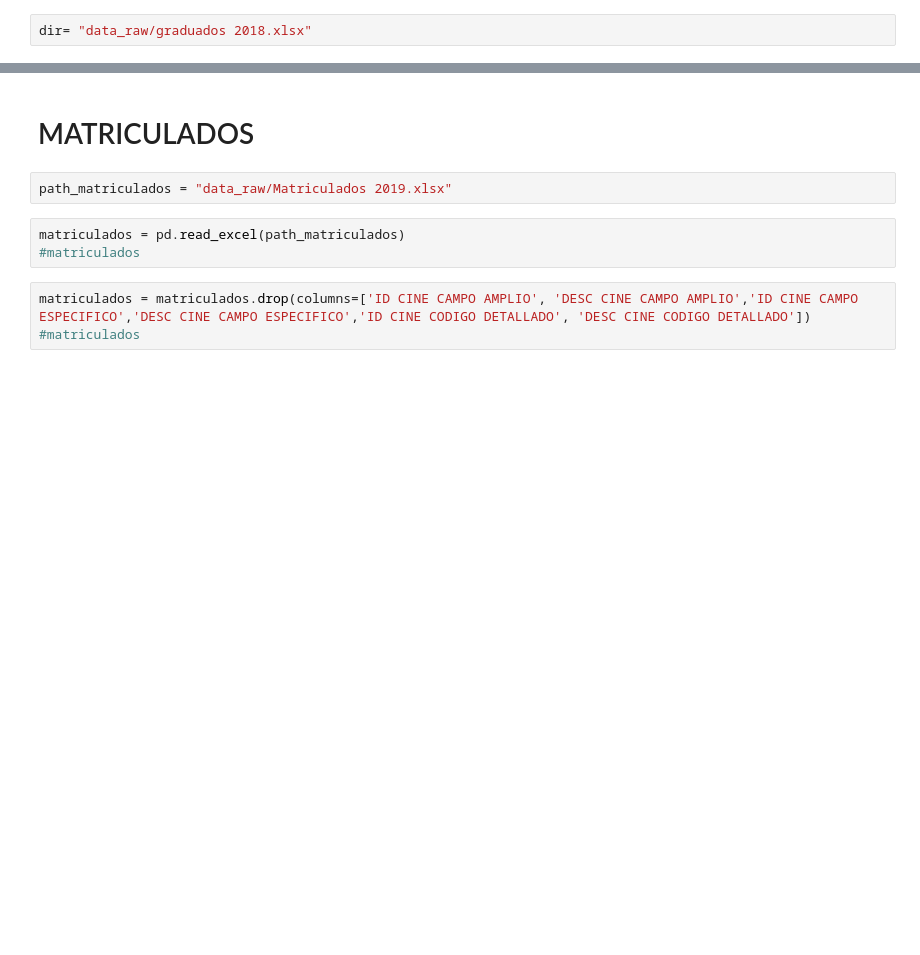
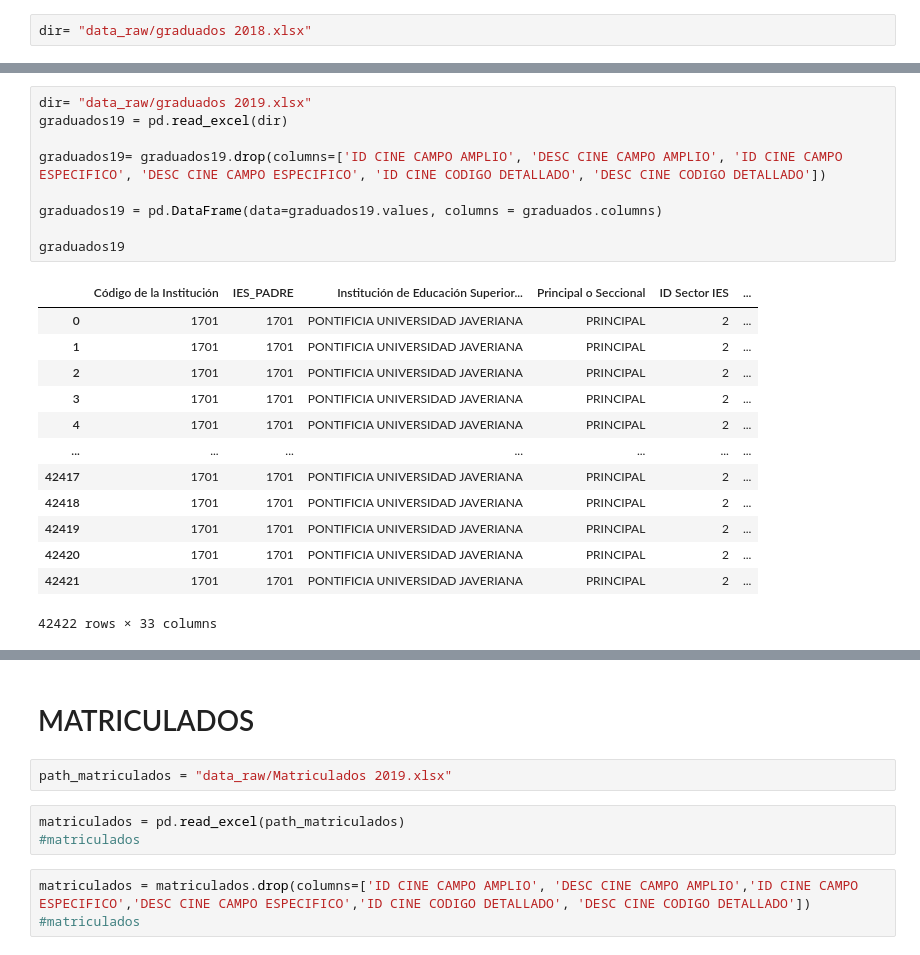
Before and after one commit to felipesalda/SNIES-DS, a Jupyter notebook: SNIES DATA.ipynb, the cells around one changed output, grey strips where cells are left out. Saved outputs shown, nothing was run; the diff lists cells and outputs as text; blank space fills up the shorter version.

```diff
--- a/SNIES DATA.ipynb
+++ b/SNIES DATA.ipynb
@@ -22,0 +41,23 @@ graduados
+# %%
+dir= "data_raw/graduados 2019.xlsx"
+graduados19 = pd.read_excel(dir)
+
+graduados19= graduados19.drop(columns=['ID CINE CAMPO AMPLIO', 'DESC CINE CAMPO AMPLIO', 'ID CINE CAMPO ESPECIFICO', 'DESC CINE CAMPO ESPECIFICO', 'ID CINE CODIGO DETALLADO', 'DESC CINE CODIGO DETALLADO'])
+
+graduados19 = pd.DataFrame(data=graduados19.values, columns = graduados.columns)
+
+graduados19
+# %% [output]
+|  | Código de la Institución | IES_PADRE | Institución de Educación Superior... | Principal o Seccional | ID Sector IES | ... |
+| 0 | 1701 | 1701 | PONTIFICIA UNIVERSIDAD JAVERIANA | PRINCIPAL | 2 | ... |
+| 1 | 1701 | 1701 | PONTIFICIA UNIVERSIDAD JAVERIANA | PRINCIPAL | 2 | ... |
+| 2 | 1701 | 1701 | PONTIFICIA UNIVERSIDAD JAVERIANA | PRINCIPAL | 2 | ... |
+| 3 | 1701 | 1701 | PONTIFICIA UNIVERSIDAD JAVERIANA | PRINCIPAL | 2 | ... |
+| 4 | 1701 | 1701 | PONTIFICIA UNIVERSIDAD JAVERIANA | PRINCIPAL | 2 | ... |
+| ... | ... | ... | ... | ... | ... | ... |
+| 42417 | 1701 | 1701 | PONTIFICIA UNIVERSIDAD JAVERIANA | PRINCIPAL | 2 | ... |
+| 42418 | 1701 | 1701 | PONTIFICIA UNIVERSIDAD JAVERIANA | PRINCIPAL | 2 | ... |
+| 42419 | 1701 | 1701 | PONTIFICIA UNIVERSIDAD JAVERIANA | PRINCIPAL | 2 | ... |
+| 42420 | 1701 | 1701 | PONTIFICIA UNIVERSIDAD JAVERIANA | PRINCIPAL | 2 | ... |
+| 42421 | 1701 | 1701 | PONTIFICIA UNIVERSIDAD JAVERIANA | PRINCIPAL | 2 | ... |
+42422 rows × 33 columns
```
Also changed, not shown: parts of 10 cells of this notebook, 3 other files.
